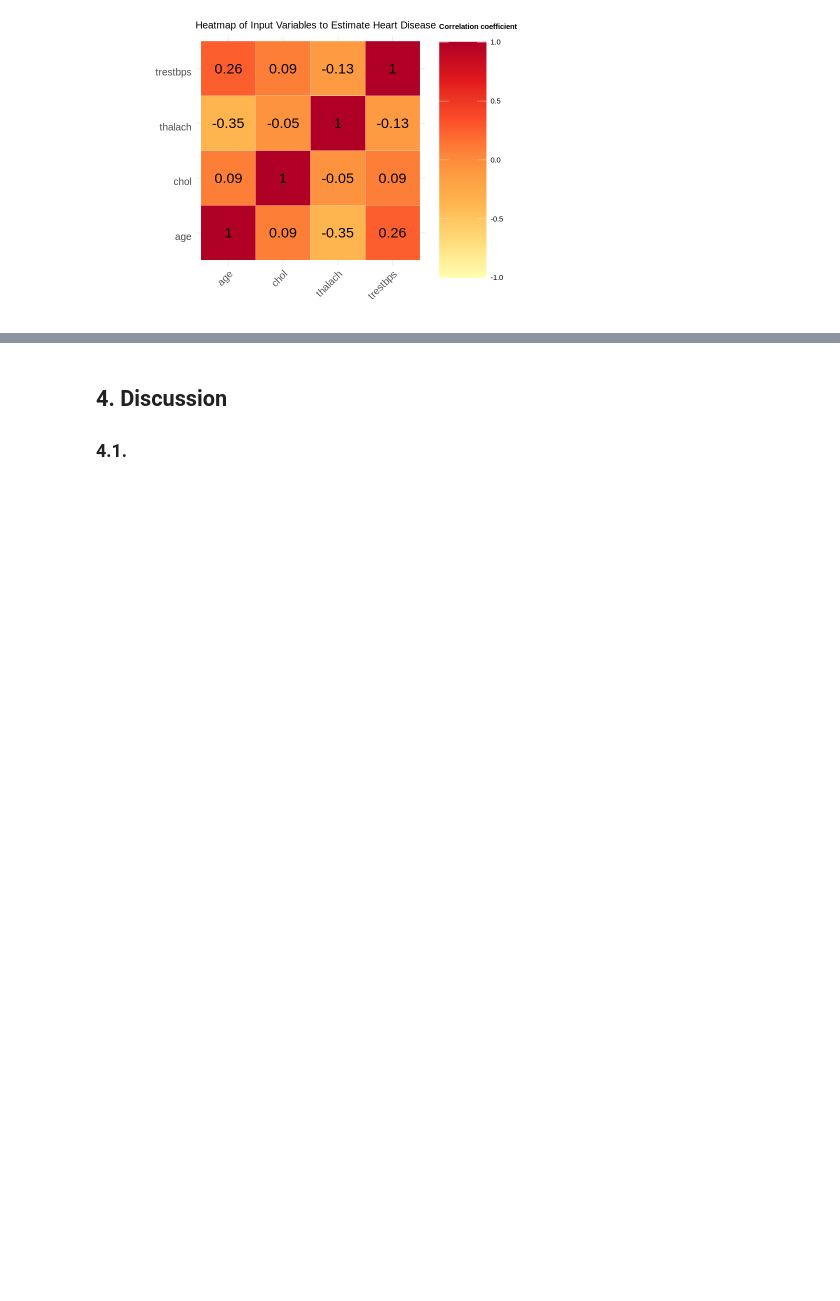
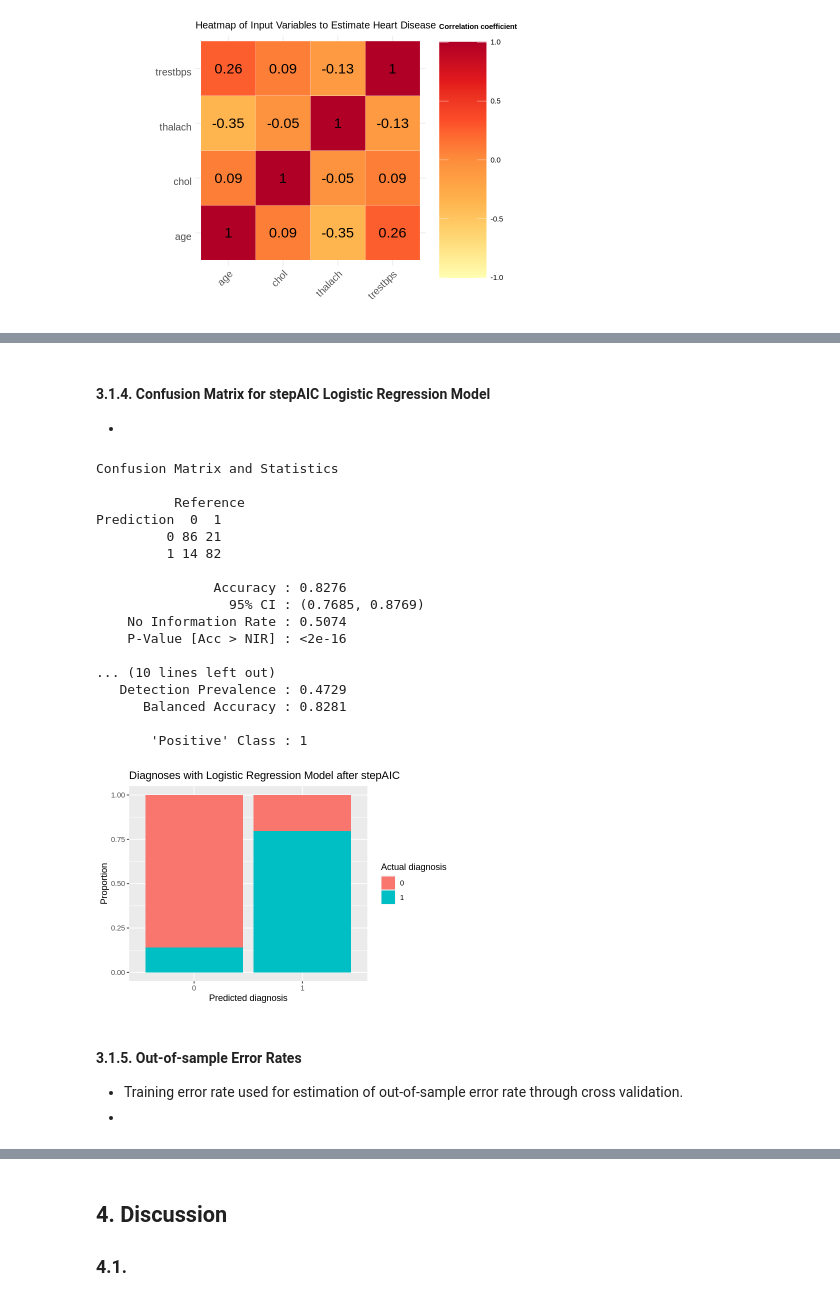
Before and after one commit to Nick-2003/STAT-301-Group_4-Project_Final, a Jupyter notebook: STAT_301_Group_4_Final_Report.ipynb, the cells around one changed output, grey strips where cells are left out. Saved outputs shown, nothing was run; the diff lists cells and outputs as text; code cells hidden in the pictures; blank space fills up the shorter version.

```diff
--- a/STAT_301_Group_4_Final_Report.ipynb
+++ b/STAT_301_Group_4_Final_Report.ipynb
@@ -363,0 +516,4 @@ The dataset contains measurements for coronary heart disease diagnosis in separa
+# %%
+# Stepwise selection with AIC (Use training dataset)
+total_heart_AIC_model <- stepAIC(total_heart_binary_log_model_train, direction = "both")
+total_heart_AIC_model
@@ -363,0 +550,51 @@ The dataset contains measurements for coronary heart disease diagnosis in separa
+# %% [markdown]
+#### 3.1.4. Confusion Matrix for stepAIC Logistic Regression Model
+-
+# %%
+options(repr.plot.width = 6, repr.plot.height = 4)
+
+# Predicted classes for training set
+total_heart_pred_class_AIC <- round(predict(total_heart_AIC_model, total_heart_test, type = "response"), 0)
+# total_heart_pred_class_AIC <- as.integer(predict(total_heart_AIC_model, total_heart_test, type = "response") > 0.5)
+# head(total_heart_pred_class_AIC)
+
+# Obtain confusion matrix given classes predicted from training model, real classes, and positive value
+total_heart_confusion_matrix_AIC <-
+    confusionMatrix(
+        data = as.factor(total_heart_pred_class_AIC),
+        reference = as.factor(total_heart_test$num),
+        positive = "1"
+)
+total_heart_confusion_matrix_AIC
+
+plot_AIC <- total_heart_test %>%
+    mutate(num = ifelse(num == 1, "1","0")) %>%
+    ggplot() +
+    geom_bar(aes(x = num, fill = as.factor(total_heart_pred_class_AIC)), position = "fill") +
+    ggtitle("Diagnoses with Logistic Regression Model after stepAIC") +
+    labs(y = "Proportion", x = "Predicted diagnosis") +
+    scale_fill_discrete(name = "Actual diagnosis", labels = c("0", "1"))
+plot_AIC
+# %% [output]
+Confusion Matrix and Statistics
+
+          Reference
+Prediction  0  1
+         0 86 21
+         1 14 82
+
+               Accuracy : 0.8276
+                 95% CI : (0.7685, 0.8769)
+    No Information Rate : 0.5074
+    P-Value [Acc > NIR] : <2e-16
+
+... (10 lines left out)
+   Detection Prevalence : 0.4729
+      Balanced Accuracy : 0.8281
+
+       'Positive' Class : 1
+[figure, added]
+# %% [markdown]
+#### 3.1.5. Out-of-sample Error Rates
+- Training error rate used for estimation of out-of-sample error rate through cross validation.
+-
```
Also changed, not shown: parts of 22 cells of this notebook.
